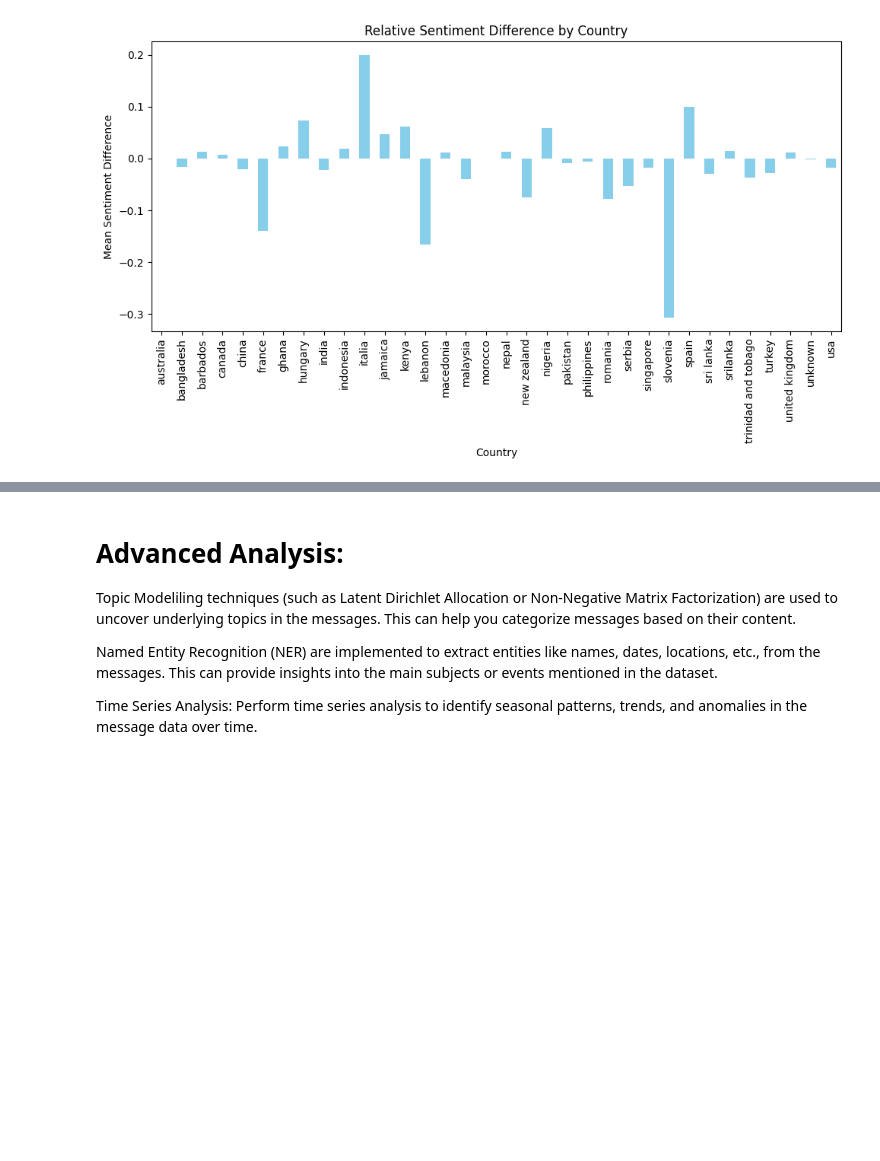
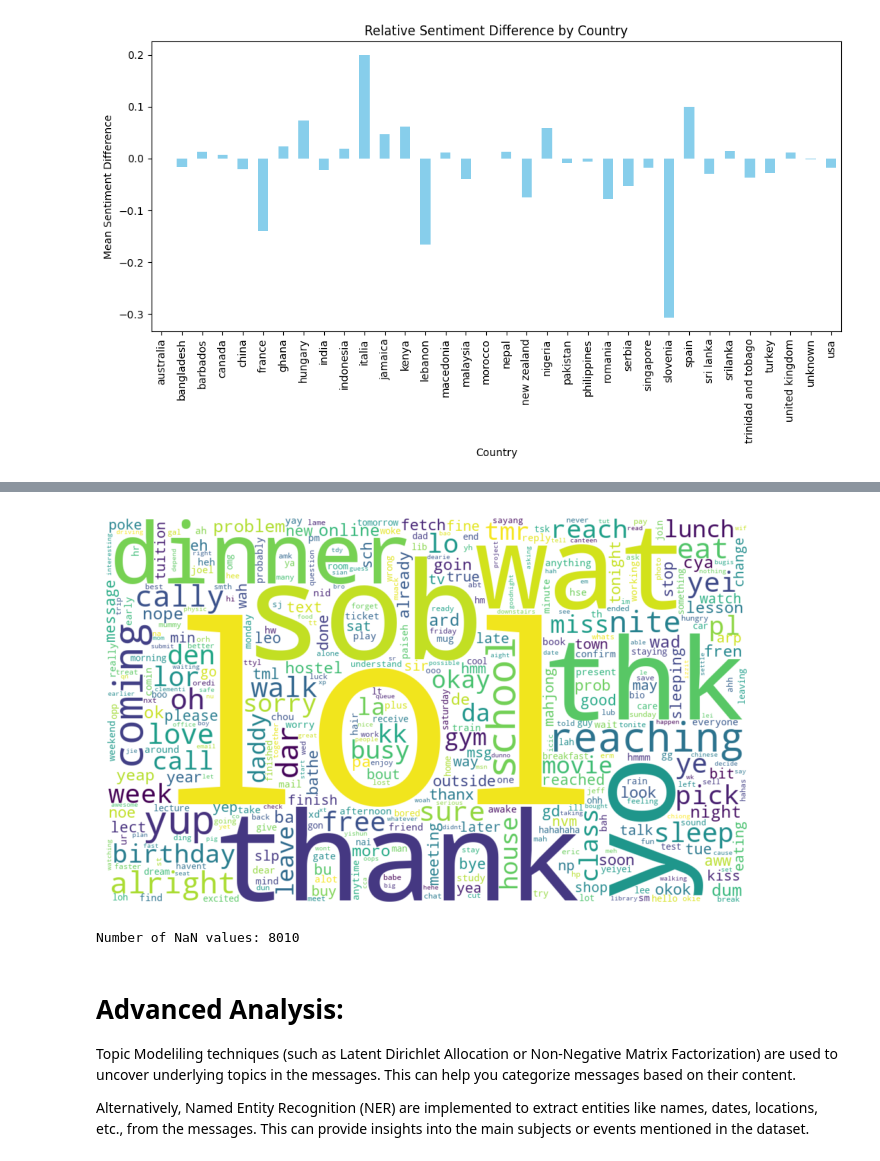
Before and after one commit to reneebrecht/Text-Message-Analysis, a Jupyter notebook: Workbook.ipynb, the cells around one changed output, grey strips where cells are left out. Saved outputs shown, nothing was run; the diff lists cells and outputs as text; code cells hidden in the pictures; blank space fills up the shorter version.

```diff
--- a/Workbook.ipynb
+++ b/Workbook.ipynb
@@ -457,0 +446,23 @@ Another interesting feature of this analysis is the polarity of the difference.
+# %%
+# Filter out rows with messages containing less than 3 words
+min_words_threshold = 3  # Set the minimum number of words for a message
+df2 = df[df['message_processed'].apply(lambda words: len(words) >= min_words_threshold)].copy()
+
+# Convert lists of strings to space-separated strings
+df2['message_processed'] = df2['message_processed'].apply(' '.join)
+
+# Initialize TF-IDF vectorizer
+tfidf_vectorizer = TfidfVectorizer()
+
+# Fit and transform the processed messages using TF-IDF
+tfidf_matrix = tfidf_vectorizer.fit_transform(df2['message_processed'])
+
+# Get the TF-IDF features (words)
+tfidf_features = tfidf_vectorizer.get_feature_names_out()
+
+# Convert the TF-IDF matrix to a DataFrame for easier interpretation
+tfidf_df = pd.DataFrame(tfidf_matrix.toarray(), columns=tfidf_features)
+
+# Add a new column with the most important word for each document
+most_important_words = tfidf_df.idxmax(axis=1)  # Get the word with the highest TF-IDF score
+df2['most_important_word'] = most_important_words
@@ -458,7 +482,31 @@ Another interesting feature of this analysis is the polarity of the difference.
+# %%
+# Convert values to strings and combine the words into a single string
+wordcloud_text = ' '.join(map(str, df2['most_important_word']))
+
+#stopwords handling
+
+stopwords = STOPWORDS
+
+# Generate a word cloud from the most important words
+wordcloud = WordCloud(width=1000, height=600, background_color='white', stopwords = set(list(stopwords)+["nan", "ha", "haha", "hahaha"]), max_words = 400).generate(wordcloud_text)
+
+# Display the word cloud using Matplotlib
+plt.figure(figsize=(10, 5))
+plt.imshow(wordcloud, interpolation='bilinear')
+plt.axis('off')
+plt.show()
+# %% [output]
+[figure, added]
+# %%
+# Count the number of NaN values in the 'most_important_word' column
+nan_count = df2['most_important_word'].isnull().sum()
+
+# Print the number of NaN values
+print("Number of NaN values:", nan_count)
+# %% [output]
+Number of NaN values: 8010
 # %% [markdown]
 # Advanced Analysis: <br>
 Topic Modeliling techniques (such as Latent Dirichlet Allocation or Non-Negative Matrix Factorization) are used to uncover underlying topics in the messages. This can help you categorize messages based on their content.
 
-Named Entity Recognition (NER) are implemented to extract entities like names, dates, locations, etc., from the messages. This can provide insights into the main subjects or events mentioned in the dataset.
-
-Time Series Analysis: Perform time series analysis to identify seasonal patterns, trends, and anomalies in the message data over time.
+Alternatively, Named Entity Recognition (NER) are implemented to extract entities like names, dates, locations, etc., from the messages. This can provide insights into the main subjects or events mentioned in the dataset.
```
Also changed, not shown: parts of 12 cells of this notebook.
